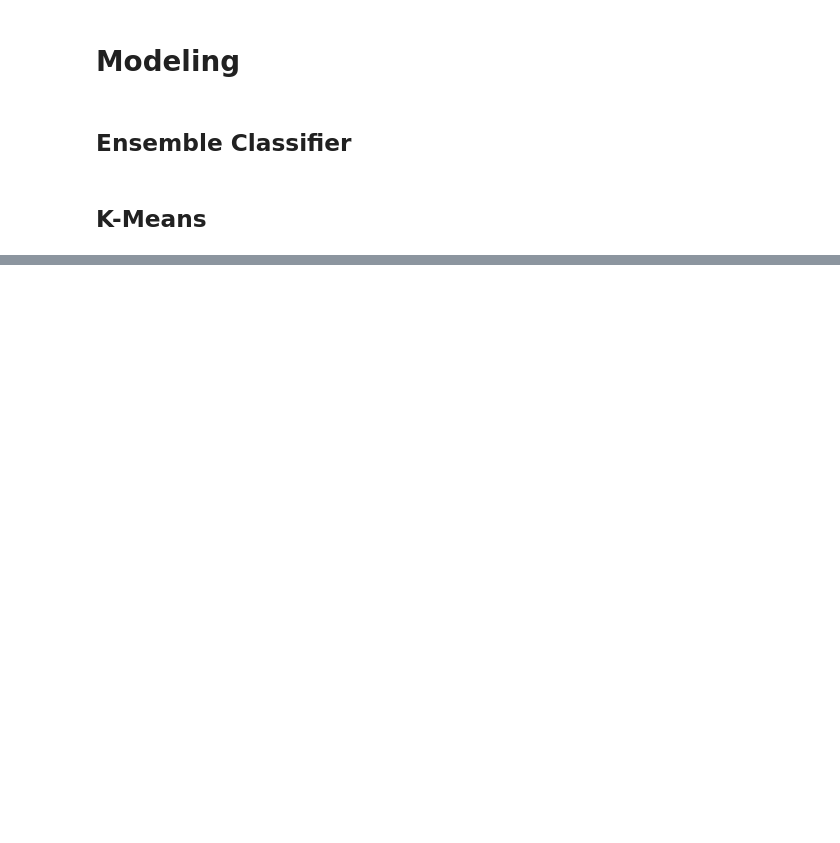
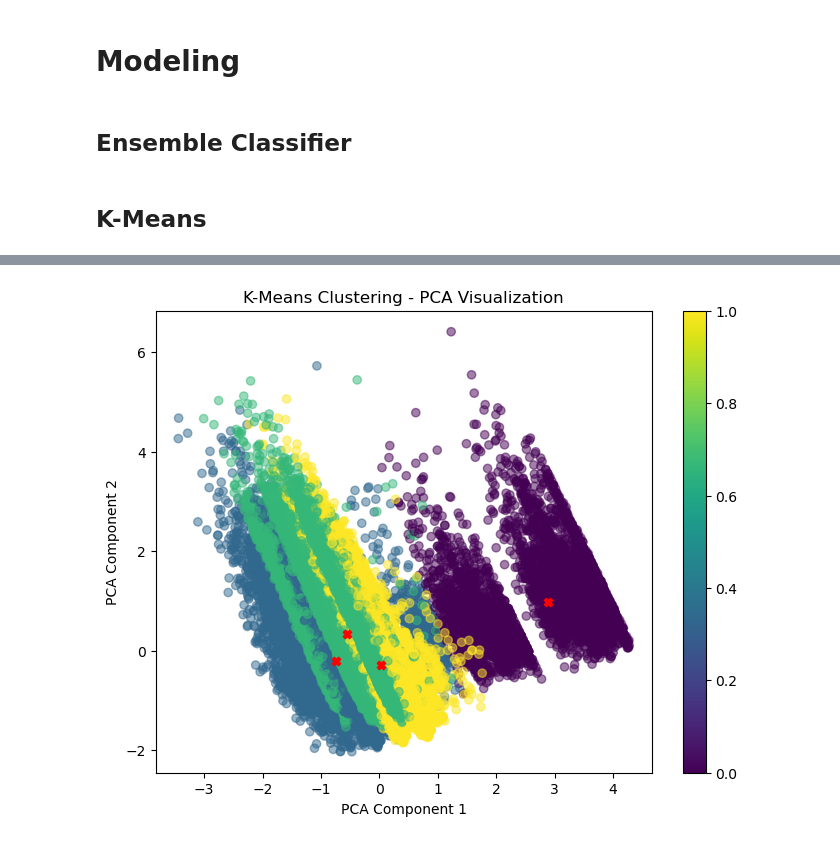
Before and after one commit to dominicfanucchi/aai-510_group7, a Jupyter notebook: AAI-510 Final Project.ipynb, the cells around one changed output, grey strips where cells are left out. Cells and saved outputs as stored; diff of their text form; code cells hidden in the pictures; blank space fills up the shorter version.

Commit message:
Re-merged a lot of Dominic's K-means. Fixed some one-hot encoding, PCA and other factors.

```diff
--- a/AAI-510 Final Project.ipynb
+++ b/AAI-510 Final Project.ipynb
@@ -221,0 +166,2 @@ Silhouette score for 13 clusters = 0.07464127685383205
+# %%
+df_train = df_train_users.drop(columns=['country_destination', 'id', 'date_account_created','date_first_booking'])
@@ -250,0 +254,14 @@ Silhouette score for 13 clusters = 0.07464127685383205
+# %%
+# Visualize clusters in PCA space
+ideal_cluster_size = 4
+
+plt.figure(figsize=(8, 6))
+plt.scatter(df_pca[:, 0], df_pca[:, 1], c=k_means_cluster_results[ideal_cluster_size]['labels'], cmap='viridis', alpha=0.5, label='Data points')
+plt.scatter(k_means_cluster_results[ideal_cluster_size]['centers'][:,0], k_means_cluster_results[ideal_cluster_size]['centers'][:,1], c='red', marker='X', label='Cluster Centers')
+plt.title('K-Means Clustering - PCA Visualization')
+plt.xlabel('PCA Component 1')
+plt.ylabel('PCA Component 2')
+plt.colorbar()
+plt.show()
+# %% [output]
+[figure, added]
```
Also changed, not shown: parts of 8 cells of this notebook.
